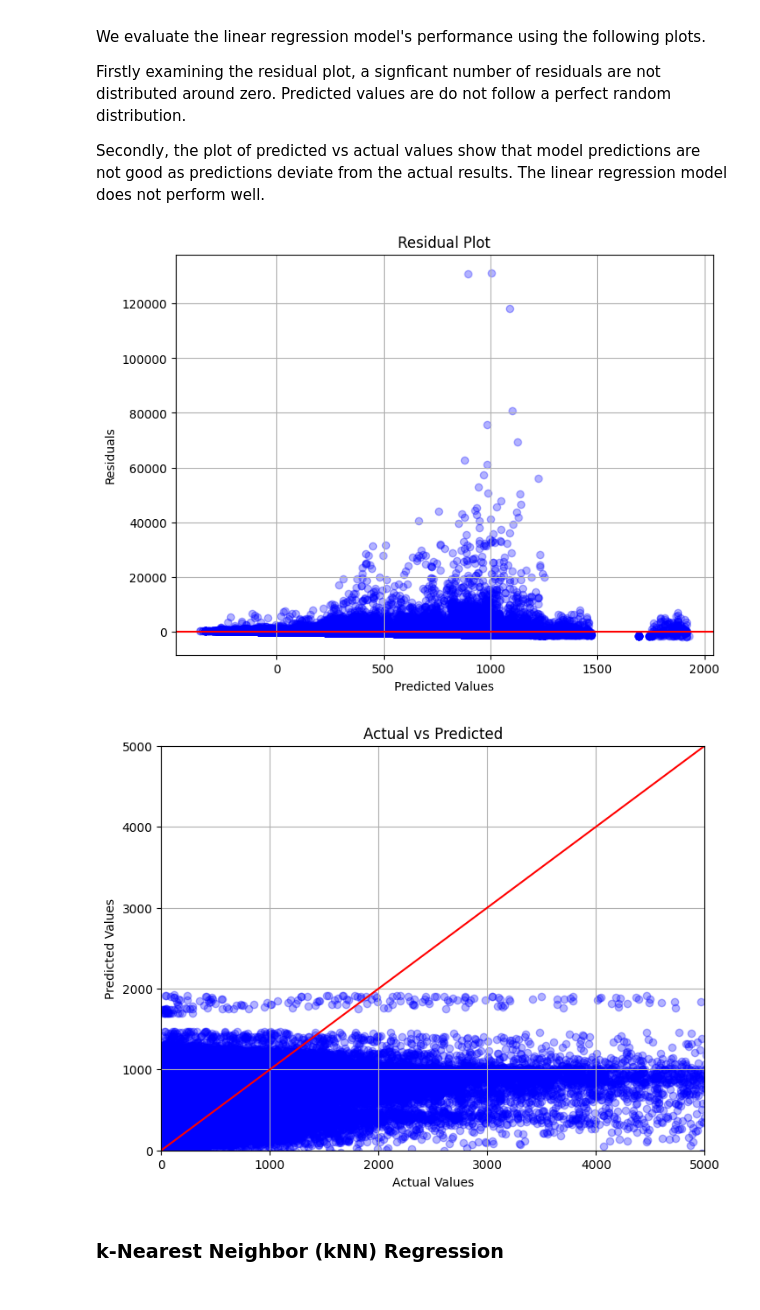
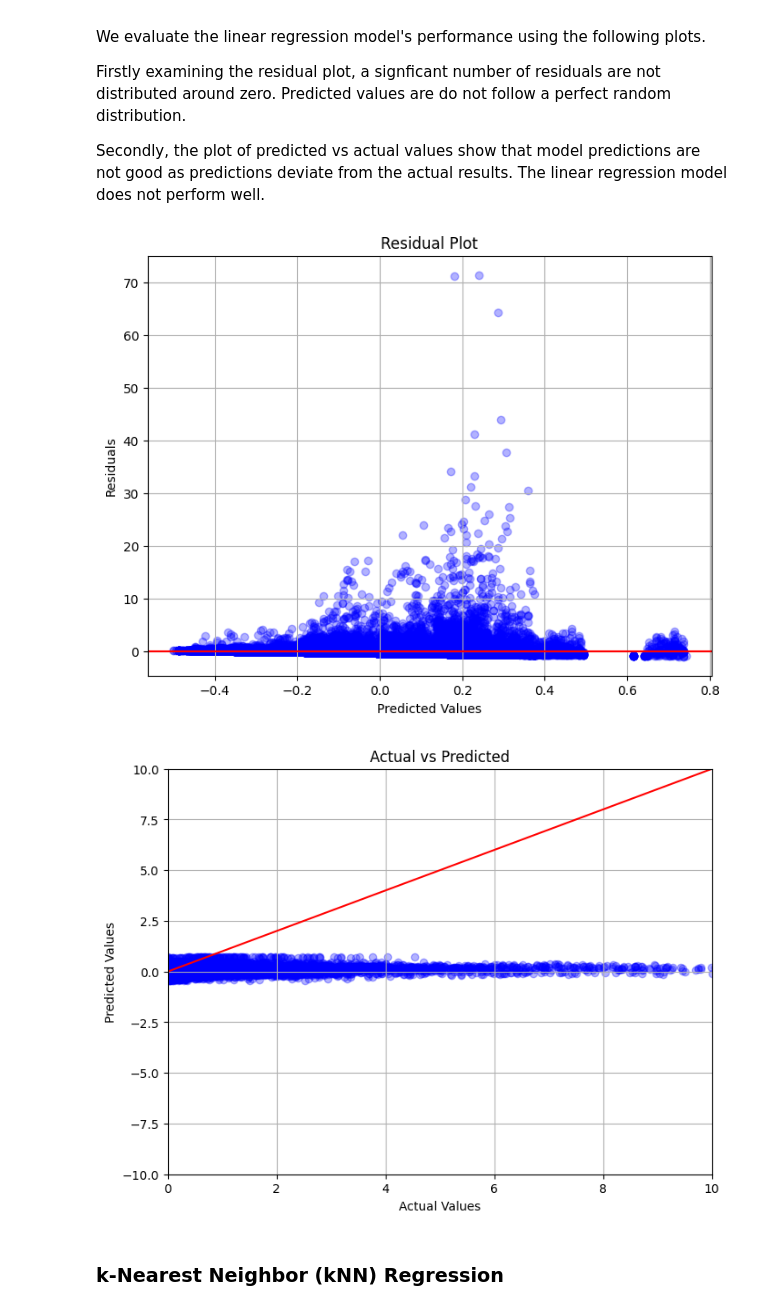
Before and after one commit to carinacwq/Crowd-Prediction-of-Bus-Stops-in-Singapore, a Jupyter notebook: src/CS3244_group_project.ipynb, the cells around one changed output. Saved outputs shown, nothing was run; the diff lists cells and outputs as text; code cells hidden in the pictures.

Commit message:
normalise y values and run LR

```diff
--- a/src/CS3244_group_project.ipynb
+++ b/src/CS3244_group_project.ipynb
@@ -292,3 +294,14 @@ memory usage: 7.3 MB
+# %%
+from sklearn.preprocessing import StandardScaler
+
+# Create a StandardScaler object
+scaler = StandardScaler()
+
+# Fit the scaler to the training data and transform y_train
+y_train_scaled = scaler.fit_transform(y_train.values.reshape(-1, 1))
+
+# Transform y_test using the same scaler
+y_test_scaled = scaler.transform(y_test.values.reshape(-1, 1))
 # %% [markdown]
 ## Exploratory Data Analysis
 # %% [markdown]
@@ -356,7 +371,7 @@ from sklearn.metrics import root_mean_squared_error
 lr_model = LinearRegression()
 
 # learn from data
-lr_model.fit(X_train, y_train)
+lr_model.fit(X_train, y_train_scaled)
 #print(model.n_features_in_) # check features
 
 # make predictions
@@ -364,5 +379,5 @@ lr_pred = lr_model.predict(X_test)
 # print(prediction.size) # check size
 
 # evaluate model
-print("Root Mean Squared Error:", root_mean_squared_error(y_test, lr_pred))
+print("Root Mean Squared Error:", root_mean_squared_error(y_test_scaled, lr_pred))
 # %% [output]
@@ -376,31 +391,31 @@ Firstly examining the residual plot, a signficant number of residuals are not di
 Secondly, the plot of predicted vs actual values show that model predictions are not good as predictions deviate from the actual results. The linear regression model does not perform well.
 # %%
 # Residuals
-residuals = y_test - lr_pred
+residuals = y_test_scaled - lr_pred
 # Plot residuals against predicted values
 plt.figure(figsize=(8, 6))
 plt.scatter(lr_pred, residuals, color='blue', alpha=0.3)
 plt.axhline(y=0, color='red')
 plt.title('Residual Plot')
 plt.xlabel('Predicted Values')
 plt.ylabel('Residuals')
 plt.grid(True)
 plt.show()
 
 # Predicted over Actual Plot
 plt.figure(figsize=(8, 6))
-plt.scatter(y_test, lr_pred, color='blue', alpha=0.3)
-plt.plot([y_test.min(), y_test.max()], [y_test.min(), y_test.max()], color='red')
+plt.scatter(y_test_scaled, lr_pred, color='blue', alpha=0.3)
+plt.plot([y_test_scaled.min(), y_test_scaled.max()], [y_test_scaled.min(), y_test_scaled.max()], color='red')
 plt.title('Actual vs Predicted')
 plt.xlabel('Actual Values')
 plt.ylabel('Predicted Values')
-plt.xlim(0,5000)
-plt.ylim(0,5000)
+plt.xlim(0,10)
+plt.ylim(-10,10)
 plt.grid(True)
 plt.show()
 # %% [output]
-[figure, old version]
+[figure, new version]
-[figure, old version]
+[figure, new version]
 # %% [markdown]
 ### k-Nearest Neighbor (kNN) Regression
 # %% [markdown]
```
Also changed, not shown: parts of 8 cells of this notebook.
